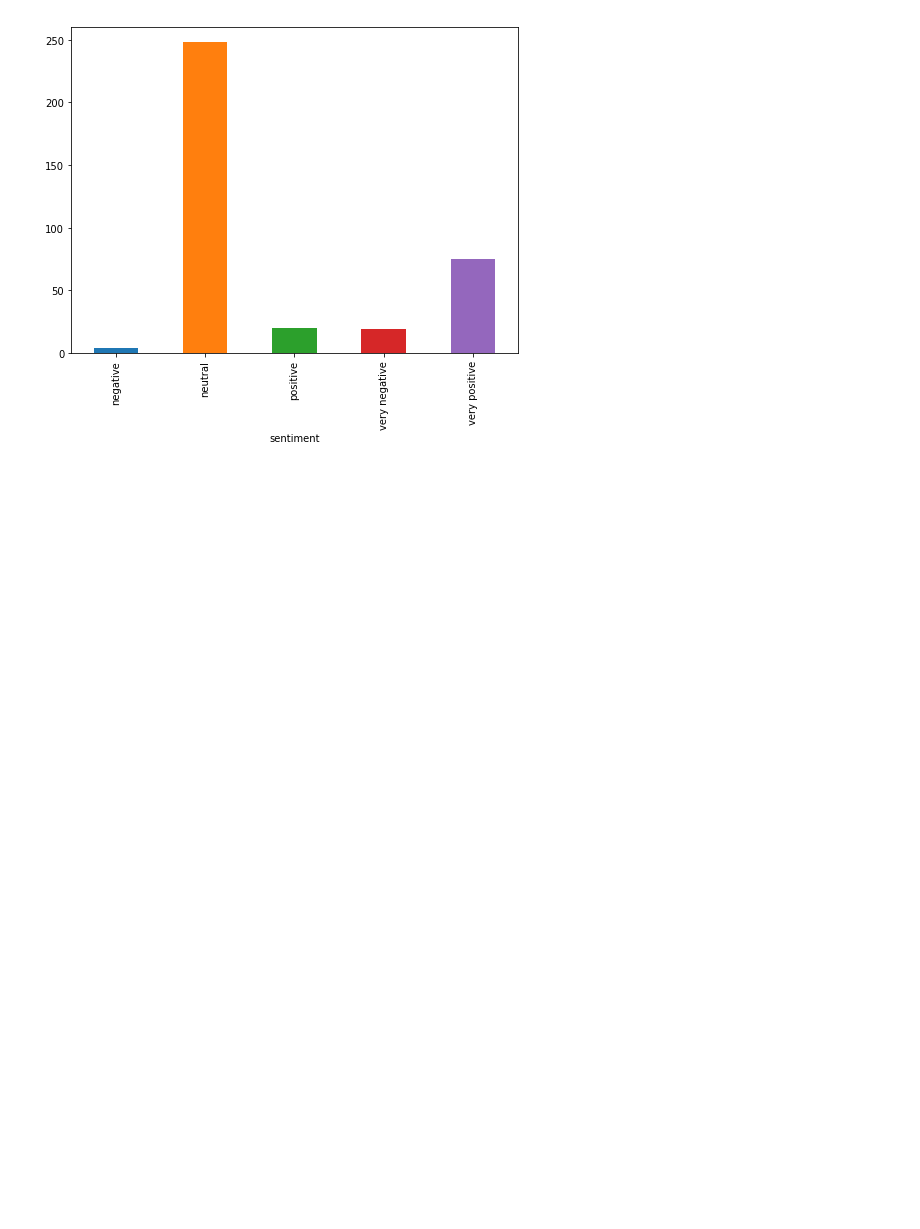
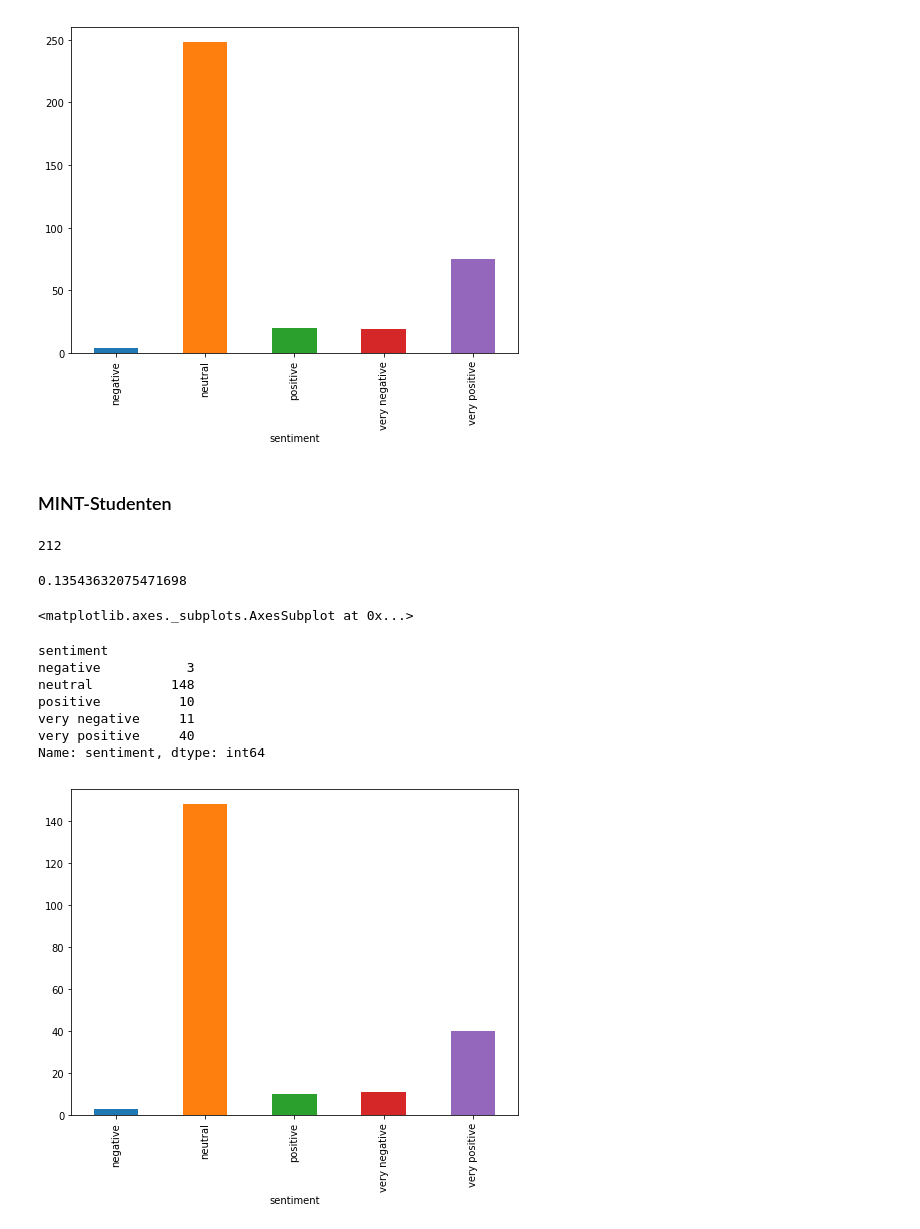
Before and after one commit to wittmannev/Bachelor-Textanalytics, a Jupyter notebook: Sentiment Analyse.ipynb, the cells around one changed output. Drawn from its saved outputs; the diff is of its cells as text; code cells hidden in the pictures; blank space fills up the shorter version.

```diff
--- a/Sentiment Analyse.ipynb
+++ b/Sentiment Analyse.ipynb
@@ -286,3 +294,33 @@ very negative     19
 very positive     75
 Name: sentiment, dtype: int64
 [figure]
+# %% [markdown]
+### MINT-Studenten
+# %%
+#calculate average of mint
+mint = suggestion_df[suggestion_df['MINTFach'] == "ja"]
+pol_sum_mint = mint["polarity"].sum()
+length = len(mint.index)
+length
+average_mint = pol_sum_mint / length
+average_mint
+# %% [output]
+212
+0.13543632075471698
+# %%
+%matplotlib inline
+
+import matplotlib.pyplot as plt
+fig = plt.figure(figsize=(8,6))
+mint.groupby("sentiment")["sentiment"].count().plot.bar(ylim=0);
+mint.groupby("sentiment")["sentiment"].count()
+# %% [output]
+<matplotlib.axes._subplots.AxesSubplot at 0x...>
+sentiment
+negative           3
+neutral          148
+positive          10
+very negative     11
+very positive     40
+Name: sentiment, dtype: int64
+[figure, added]
```
Also changed, not shown: parts of 16 cells of this notebook.
